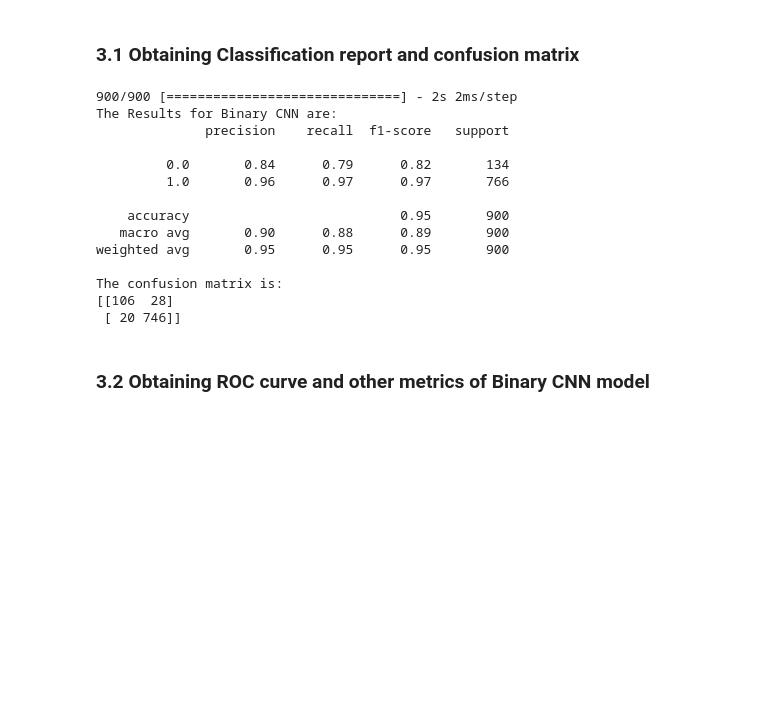
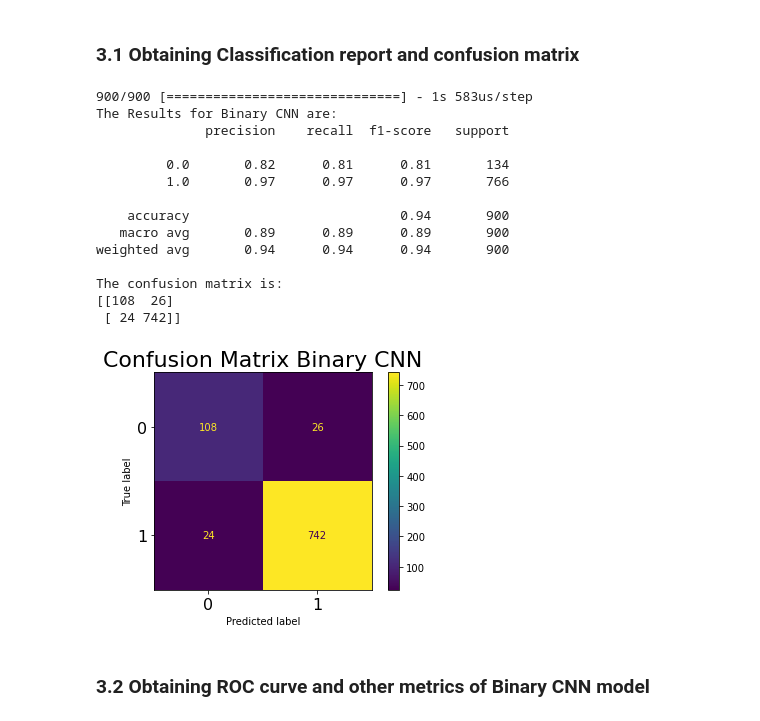
Before and after one commit to Trinity-Actual/AMLS_21-22_SN17081058, a Jupyter notebook: Binary-Task-CNN.ipynb, the cells around one changed output. Cells and saved outputs as stored; diff of their text form; code cells hidden in the pictures; blank space fills up the shorter version.

```diff
--- a/Binary-Task-CNN.ipynb
+++ b/Binary-Task-CNN.ipynb
@@ -298,22 +300,35 @@ print(confusion_matrix(yTest, Binary_CNN_pred))
 
 #To obtain TNR, TPR and FPR metrics for Binary CNN in discrete form
 FPR_Binary_CNN, TPR_Binary_CNN, Binary_CNN_thres = roc_curve(yTest, Binary_CNN_pred)
-TNR_Binary_CNN = 746 / (746 + 28)
+TNR_Binary_CNN = 742 / (742 + 26)
 # %% [output]
-900/900 [==============================] - 2s 2ms/step
+900/900 [==============================] - 1s 583us/step
 The Results for Binary CNN are:
               precision    recall  f1-score   support
 
-         0.0       0.84      0.79      0.82       134
-         1.0       0.96      0.97      0.97       766
+         0.0       0.82      0.81      0.81       134
+         1.0       0.97      0.97      0.97       766
 
-    accuracy                           0.95       900
-   macro avg       0.90      0.88      0.89       900
-weighted avg       0.95      0.95      0.95       900
+    accuracy                           0.94       900
+   macro avg       0.89      0.89      0.89       900
+weighted avg       0.94      0.94      0.94       900
 
 The confusion matrix is:
-[[106  28]
- [ 20 746]]
+[[108  26]
+ [ 24 742]]
+# %%
+cm_plot = ConfusionMatrixDisplay(confusion_matrix = confusion_matrix(yTest,Binary_CNN_pred))
+
+cm_plot.plot()
+#Labels for title and axis
+plt.title('Confusion Matrix Binary CNN', fontsize=22)
+plt.yticks(fontsize=16)
+plt.xticks(fontsize=16)
+
+#Saves plot to be used in the report COMMENTED OUT SO IT WONT OVERWRITE PLOTS FOR NOW
+#plt.savefig('./Plots/CM_Binary_CNN.jpg', bbox_inches='tight')
+# %% [output]
+[figure, added]
 # %% [markdown]
 ### 3.2 Obtaining ROC curve and other metrics of Binary CNN model
 # %%
```
Also changed, not shown: parts of 14 cells of this notebook, 9 other files.
